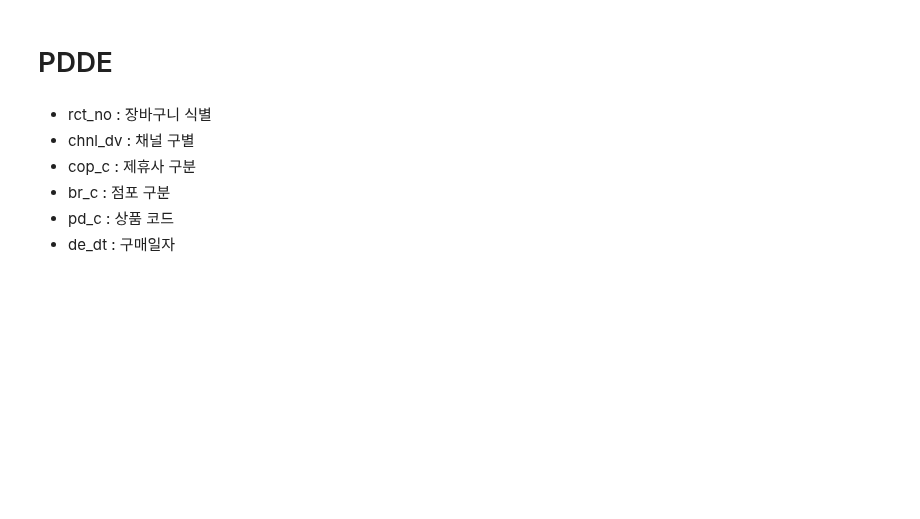
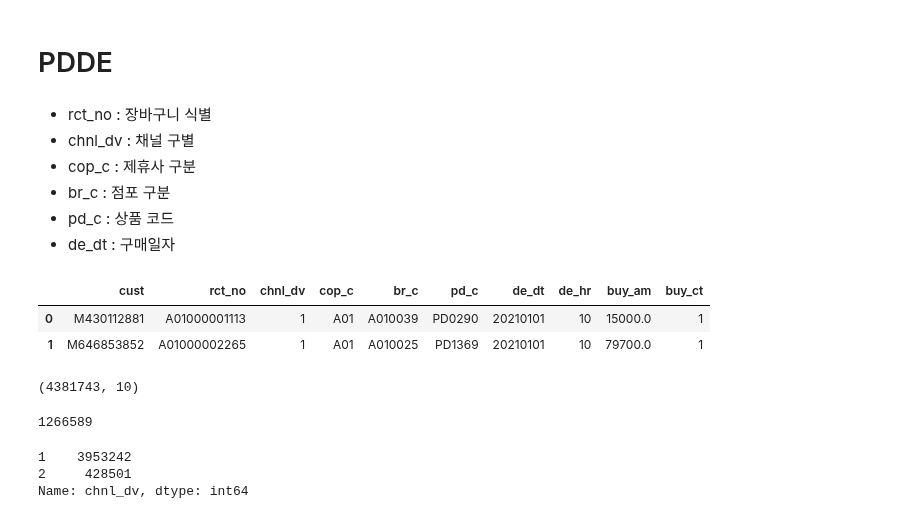
Before and after one commit to hyuuunn/Project, a Jupyter notebook: 4_project/card point data eda.ipynb, the cells around one changed output. Cells and saved outputs as stored; diff of their text form; code cells hidden in the pictures; blank space fills up the shorter version.

```diff
--- a/4_project/card point data eda.ipynb
+++ b/4_project/card point data eda.ipynb
@@ -98,3 +96,23 @@ sns.barplot(data = demo.groupby(['zon_hlv','ages'])['cust'].count().reset_index(
 - br_c : 점포 구분
 - pd_c : 상품 코드
 - de_dt : 구매일자
+# %%
+pdde.head(2)
+# %% [output]
+|  | cust | rct_no | chnl_dv | cop_c | br_c | pd_c | de_dt | de_hr | buy_am | buy_ct |
+| 0 | M430112881 | A01000001113 | 1 | A01 | A010039 | PD0290 | 20210101 | 10 | 15000.0 | 1 |
+| 1 | M646853852 | A01000002265 | 1 | A01 | A010025 | PD1369 | 20210101 | 10 | 79700.0 | 1 |
+# %%
+pdde.shape
+# %% [output]
+(4381743, 10)
+# %%
+pdde['rct_no'].nunique()
+# %% [output]
+1266589
+# %%
+pdde['chnl_dv'].value_counts()  # 오프라인 : 1, 온라인 : 2
+# %% [output]
+1    3953242
+2     428501
+Name: chnl_dv, dtype: int64
```
Also changed, not shown: parts of 8 cells of this notebook.
